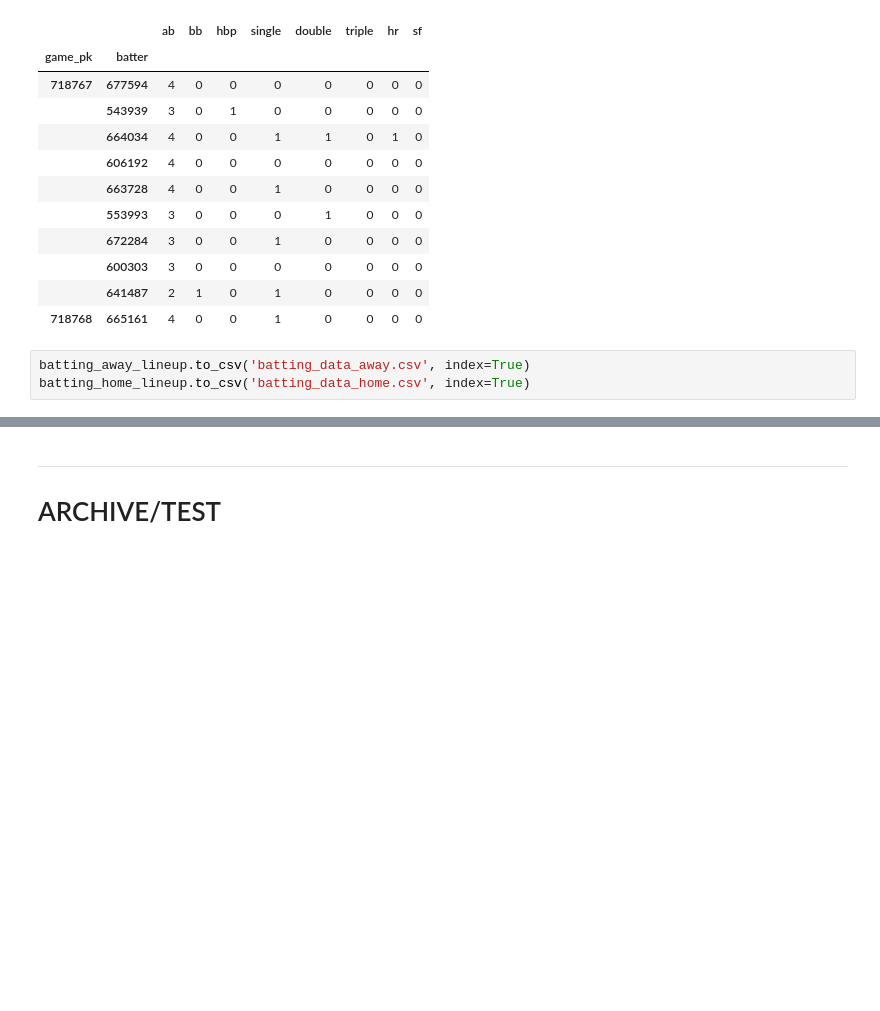
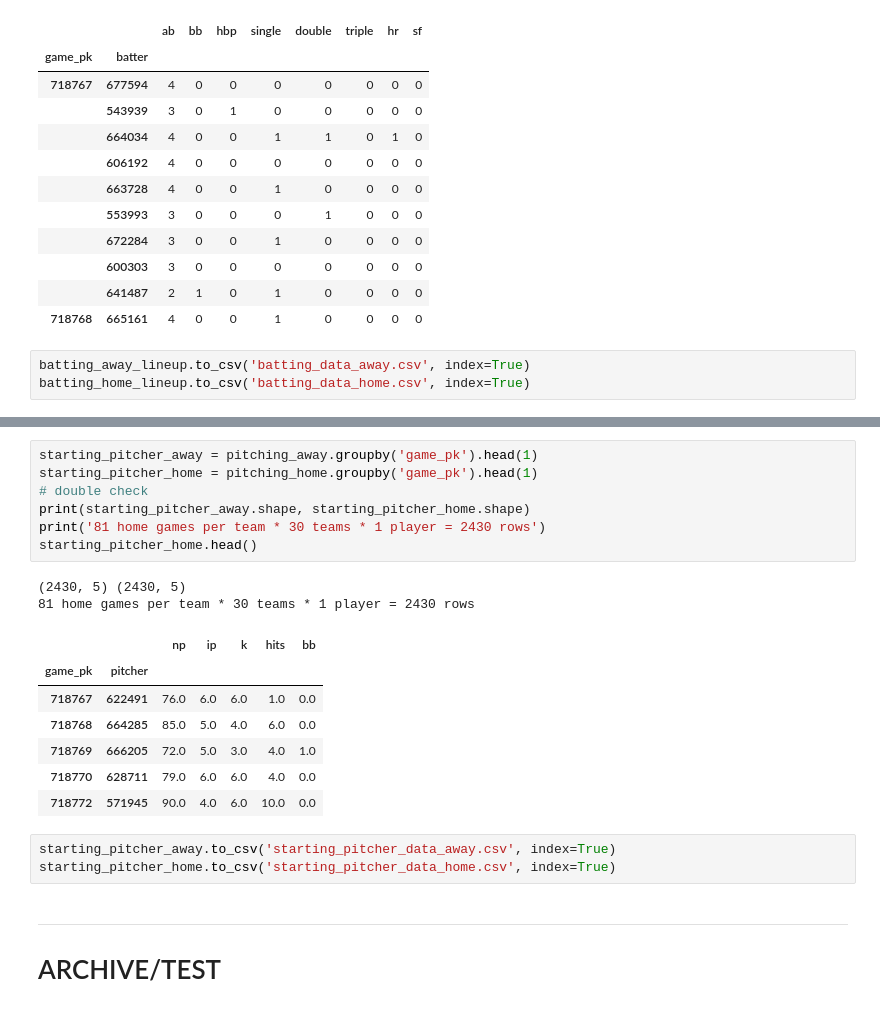
Before and after one commit to Stevey8/MLB-WL-prediction, a Jupyter notebook: data.ipynb, the cells around one changed output, grey strips where cells are left out. Drawn from its saved outputs; the diff is of its cells as text; blank space fills up the shorter version.

```diff
--- a/data.ipynb
+++ b/data.ipynb
@@ -227,3 +273,23 @@ batting_home_lineup.to_csv('batting_data_home.csv', index=True)
+# %%
+starting_pitcher_away = pitching_away.groupby('game_pk').head(1)
+starting_pitcher_home = pitching_home.groupby('game_pk').head(1)
+# double check
+print(starting_pitcher_away.shape, starting_pitcher_home.shape)
+print('81 home games per team * 30 teams * 1 player = 2430 rows')
+starting_pitcher_home.head()
+# %% [output]
+(2430, 5) (2430, 5)
+81 home games per team * 30 teams * 1 player = 2430 rows
+|  |  | np | ip | k | hits | bb |
+| game_pk | pitcher |  |  |  |  |  |
+| 718767 | 622491 | 76.0 | 6.0 | 6.0 | 1.0 | 0.0 |
+| 718768 | 664285 | 85.0 | 5.0 | 4.0 | 6.0 | 0.0 |
+| 718769 | 666205 | 72.0 | 5.0 | 3.0 | 4.0 | 1.0 |
+| 718770 | 628711 | 79.0 | 6.0 | 6.0 | 4.0 | 0.0 |
+| 718772 | 571945 | 90.0 | 4.0 | 6.0 | 10.0 | 0.0 |
+# %%
+starting_pitcher_away.to_csv('starting_pitcher_data_away.csv', index=True)
+starting_pitcher_home.to_csv('starting_pitcher_data_home.csv', index=True)
 # %% [markdown]
 ---
 # ARCHIVE/TEST
```
Also changed, not shown: parts of 8 cells of this notebook, 2 other files.
